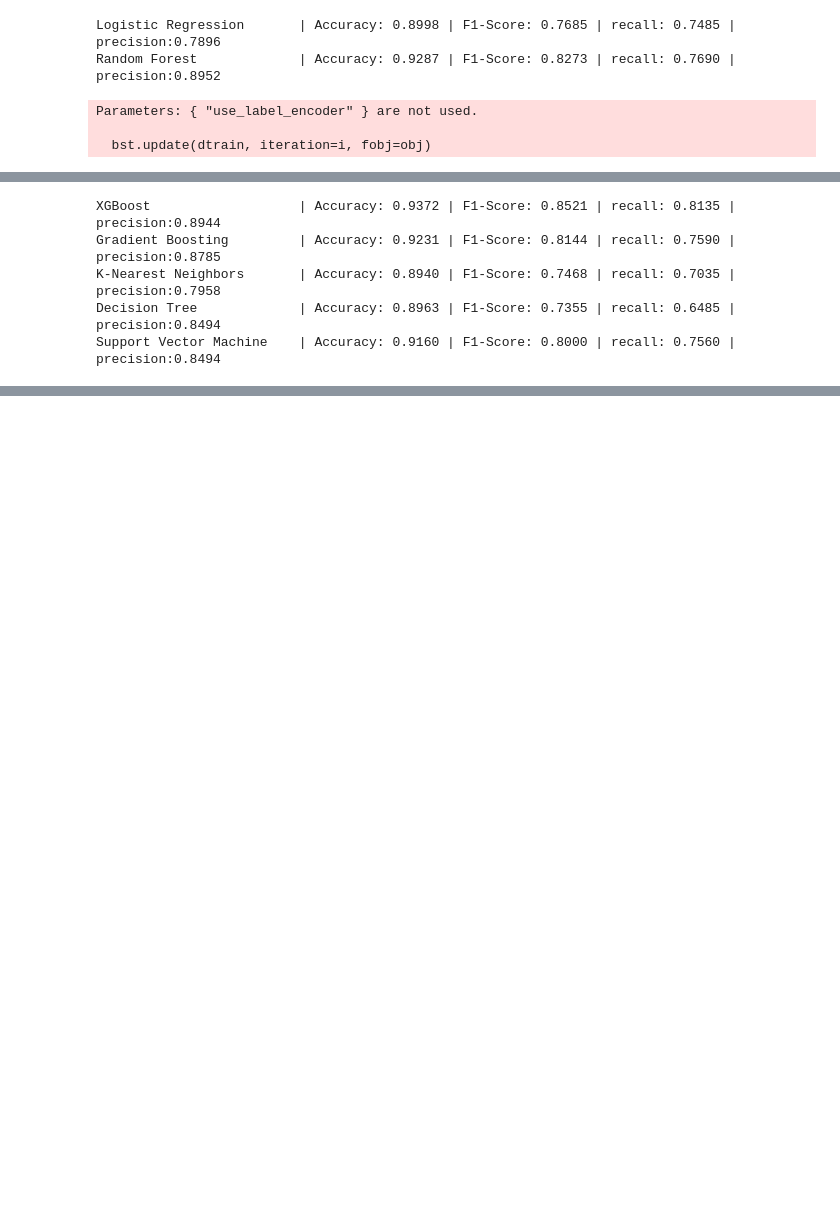
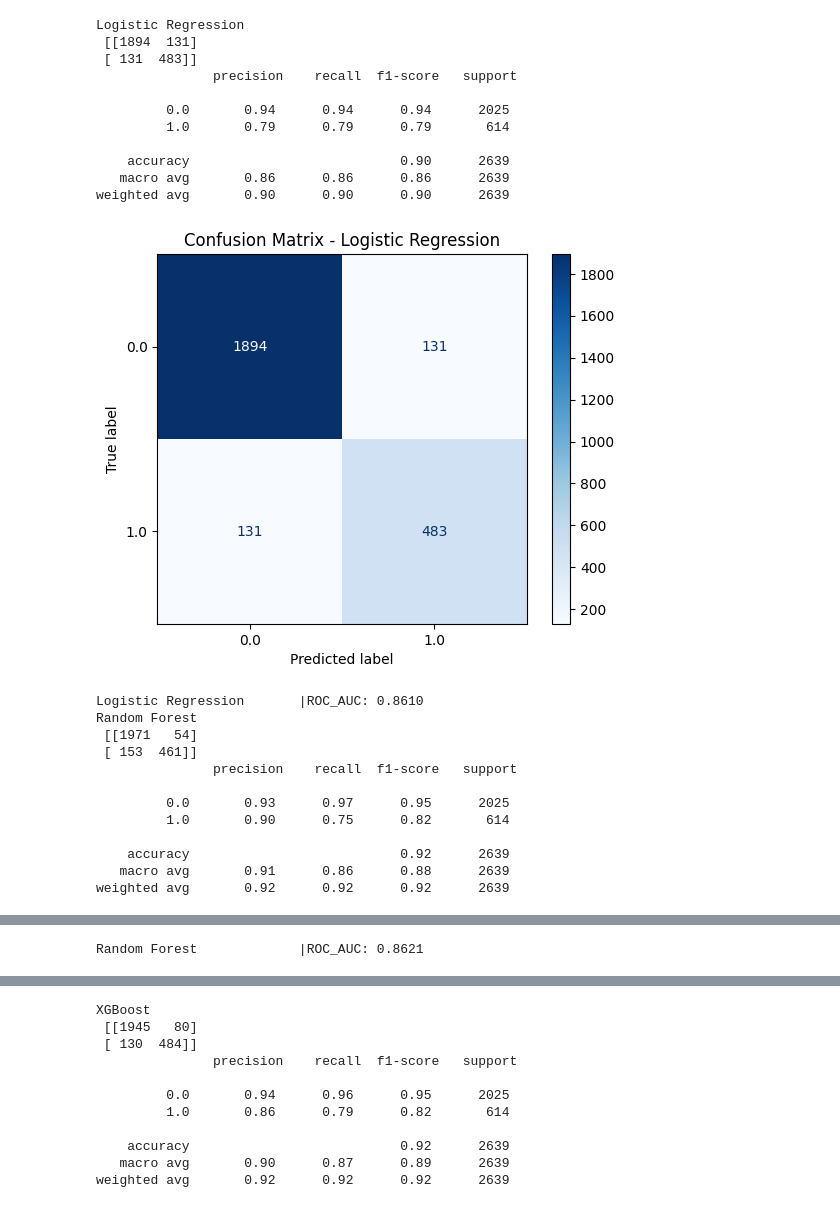
Before and after one commit to M-Marawan/NTI-project-AI, a Jupyter notebook: NTI_project.ipynb, the cells around one changed output, grey strips where cells are left out. Saved outputs shown, nothing was run; the diff lists cells and outputs as text; code cells hidden in the pictures; blank space fills up the shorter version.

```diff
--- a/NTI_project.ipynb
+++ b/NTI_project.ipynb
@@ -181,30 +227,53 @@ PCA transformation complete. Features reduced from 22 to 17 components.
 # %%
-# MODEL TRAINING
 models = {
     "Logistic Regression": LogisticRegression(max_iter=1000, random_state=42),
     "Random Forest": RandomForestClassifier(n_estimators=100, random_state=42),
     "XGBoost": XGBClassifier(use_label_encoder=False, eval_metric='logloss', random_state=42),
     "Gradient Boosting": GradientBoostingClassifier(n_estimators=100, random_state=42),
     "K-Nearest Neighbors": KNeighborsClassifier(n_neighbors=5),
     "Decision Tree": DecisionTreeClassifier(max_depth=3, random_state=42),
     "Support Vector Machine": SVC(probability=True, random_state=42)
 }
 
 results_no_pca = {}
 for name, model in models.items():
-    model.fit(X_train_scaled, y_train)
+    model.fit(X_train_scaled, y_train);
     y_pred = model.predict(X_test_scaled)
 
-    acc = accuracy_score(y_test, y_pred)
-    f1 = f1_score(y_test, y_pred)
-    recall = recall_score(y_test, y_pred)
-    pre = precision_score(y_test, y_pred)
-    results_no_pca[name] = {'Accuracy': acc, 'F1_Score': f1, 'precision': pre, 'recall': recall}
+    roc = roc_auc_score(y_test, y_pred)
+    accuracy = accuracy_score(y_test, y_pred)
+    results_no_pca[name] = {'Accuracy': accuracy, 'ROC_AUC': roc}
 
-    print(f"{name:25s} | Accuracy: {acc:.4f} | F1-Score: {f1:.4f} | recall: {recall:.4f} | precision:{pre:.4f}")
+    confusion = confusion_matrix(y_test, y_pred)
+    classification_rep = classification_report(y_test, y_pred)
+    print(f"{name:25s}","\n",confusion_matrix(y_test, y_pred),"\n",classification_rep)
+    disp = ConfusionMatrixDisplay(confusion_matrix=confusion, display_labels=model.classes_)
+    disp.plot(cmap='Blues', values_format='d')
+    plt.title(f"Confusion Matrix - {name}")
+    plt.show()
+    print(f"{name:25s} |ROC_AUC: {roc:.4f} ")
 # %% [output]
-Logistic Regression       | Accuracy: 0.8998 | F1-Score: 0.7685 | recall: 0.7485 | precision:0.7896
-Random Forest             | Accuracy: 0.9287 | F1-Score: 0.8273 | recall: 0.7690 | precision:0.8952
+Logistic Regression
+ [[1894  131]
+ [ 131  483]]
+               precision    recall  f1-score   support
+
+         0.0       0.94      0.94      0.94      2025
+         1.0       0.79      0.79      0.79       614
+
+    accuracy                           0.90      2639
+   macro avg       0.86      0.86      0.86      2639
+weighted avg       0.90      0.90      0.90      2639
+[figure, added]
-Parameters: { "use_label_encoder" } are not used.
+Logistic Regression       |ROC_AUC: 0.8610
+Random Forest
+ [[1971   54]
+ [ 153  461]]
+               precision    recall  f1-score   support
 
-  bst.update(dtrain, iteration=i, fobj=obj)
+         0.0       0.93      0.97      0.95      2025
+         1.0       0.90      0.75      0.82       614
+
+    accuracy                           0.92      2639
+   macro avg       0.91      0.86      0.88      2639
+weighted avg       0.92      0.92      0.92      2639
@@ -211,5 +281 @@ Parameters: { "use_label_encoder" } are not used.
-XGBoost                   | Accuracy: 0.9372 | F1-Score: 0.8521 | recall: 0.8135 | precision:0.8944
-Gradient Boosting         | Accuracy: 0.9231 | F1-Score: 0.8144 | recall: 0.7590 | precision:0.8785
-K-Nearest Neighbors       | Accuracy: 0.8940 | F1-Score: 0.7468 | recall: 0.7035 | precision:0.7958
-Decision Tree             | Accuracy: 0.8963 | F1-Score: 0.7355 | recall: 0.6485 | precision:0.8494
-Support Vector Machine    | Accuracy: 0.9160 | F1-Score: 0.8000 | recall: 0.7560 | precision:0.8494
+Random Forest             |ROC_AUC: 0.8621
@@ -215,0 +284,11 @@ Support Vector Machine    | Accuracy: 0.9160 | F1-Score: 0.8000 | recall: 0.7560
+XGBoost
+ [[1945   80]
+ [ 130  484]]
+               precision    recall  f1-score   support
+
+         0.0       0.94      0.96      0.95      2025
+         1.0       0.86      0.79      0.82       614
+
+    accuracy                           0.92      2639
+   macro avg       0.90      0.87      0.89      2639
+weighted avg       0.92      0.92      0.92      2639
```
Also changed, not shown: parts of 18 cells of this notebook.
